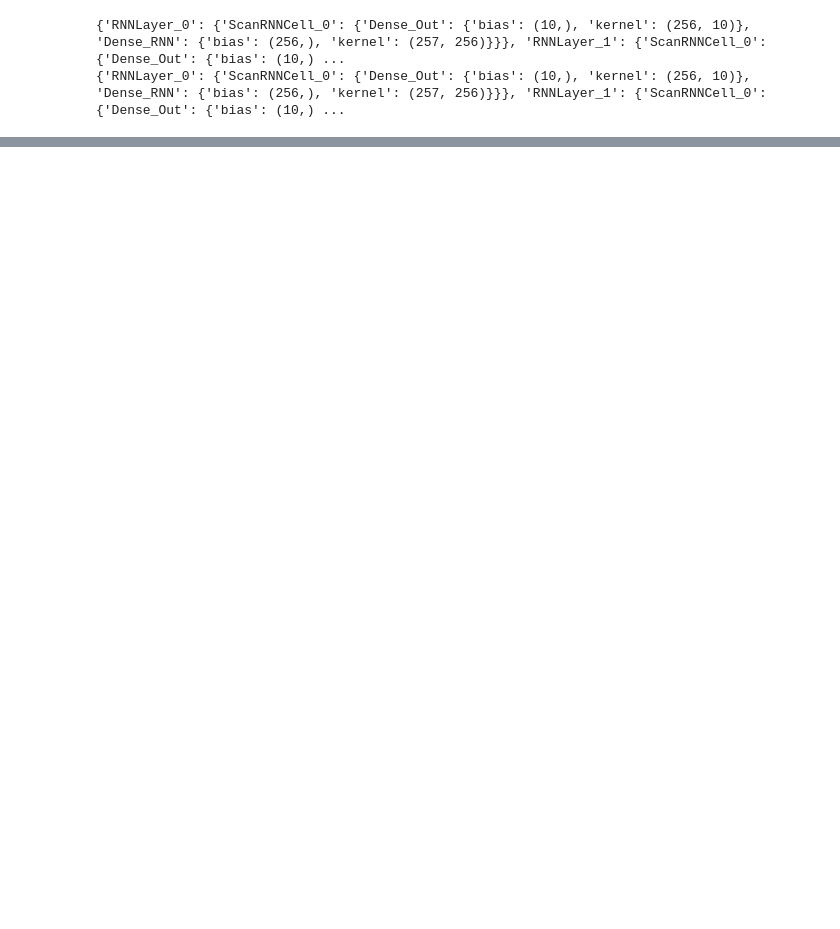
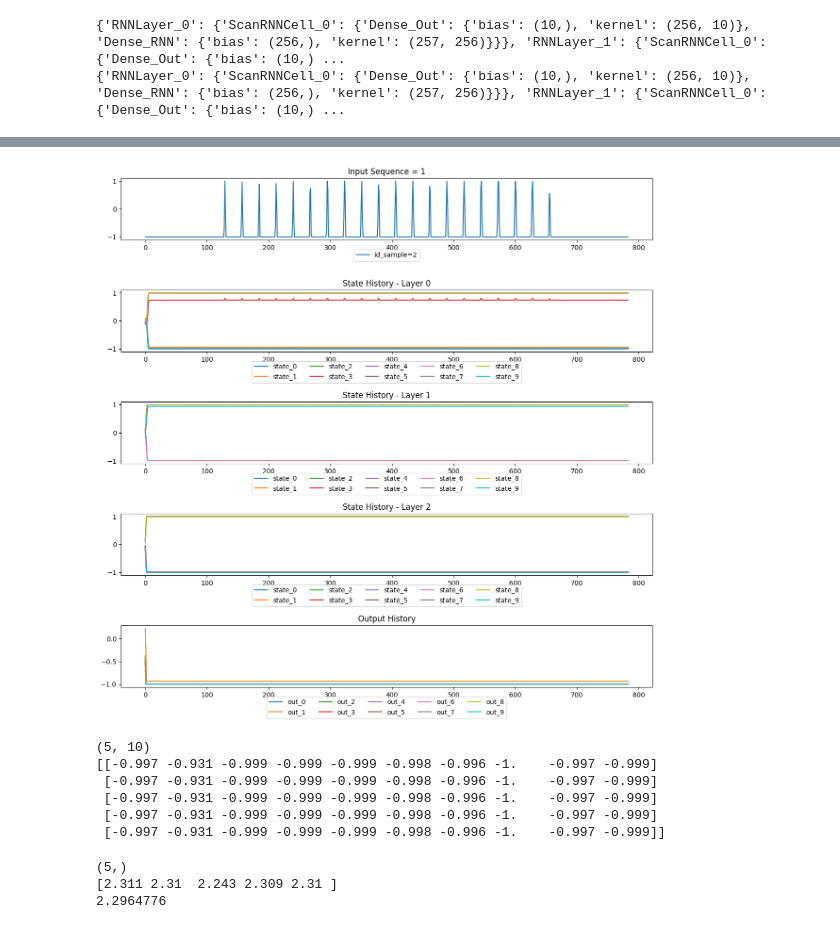
Before and after one commit to TristanTorchet/LearningJAX, a Jupyter notebook: Flax/flax1f_scanMLSRN.ipynb, the cells around one changed output, grey strips where cells are left out. Drawn from its saved outputs; the diff is of its cells as text; code cells hidden in the pictures; blank space fills up the shorter version.

```diff
--- a/Flax/flax1f_scanMLSRN.ipynb
+++ b/Flax/flax1f_scanMLSRN.ipynb
@@ -380,0 +299,4 @@ plt.show()
+# %%
+plot_dynamics(srn, state.params, batch_x, batch_y, DATASET_VERSION, id_sample=2, nb_components_to_plot=10, nb_inputs_to_plot=1)
+# %% [output]
+[figure, added]
@@ -380,0 +305,22 @@ plt.show()
+# %%
+y = out_hist.mean(axis=1)
+print(y.shape)
+assert y.shape == (5, 10)
+print(y)
+# %% [output]
+(5, 10)
+[[-0.997 -0.931 -0.999 -0.999 -0.999 -0.998 -0.996 -1.    -0.997 -0.999]
+ [-0.997 -0.931 -0.999 -0.999 -0.999 -0.998 -0.996 -1.    -0.997 -0.999]
+ [-0.997 -0.931 -0.999 -0.999 -0.999 -0.998 -0.996 -1.    -0.997 -0.999]
+ [-0.997 -0.931 -0.999 -0.999 -0.999 -0.998 -0.996 -1.    -0.997 -0.999]
+ [-0.997 -0.931 -0.999 -0.999 -0.999 -0.998 -0.996 -1.    -0.997 -0.999]]
+# %%
+one_hot = jax.nn.one_hot(batch_y[:5], 10)
+loss = optax.softmax_cross_entropy(logits=y, labels=one_hot)
+print(loss.shape)
+print(loss)
+print(loss.mean())
+# %% [output]
+(5,)
+[2.311 2.31  2.243 2.309 2.31 ]
+2.2964776
```
Also changed, not shown: parts of 17 cells of this notebook, 2 other files.
